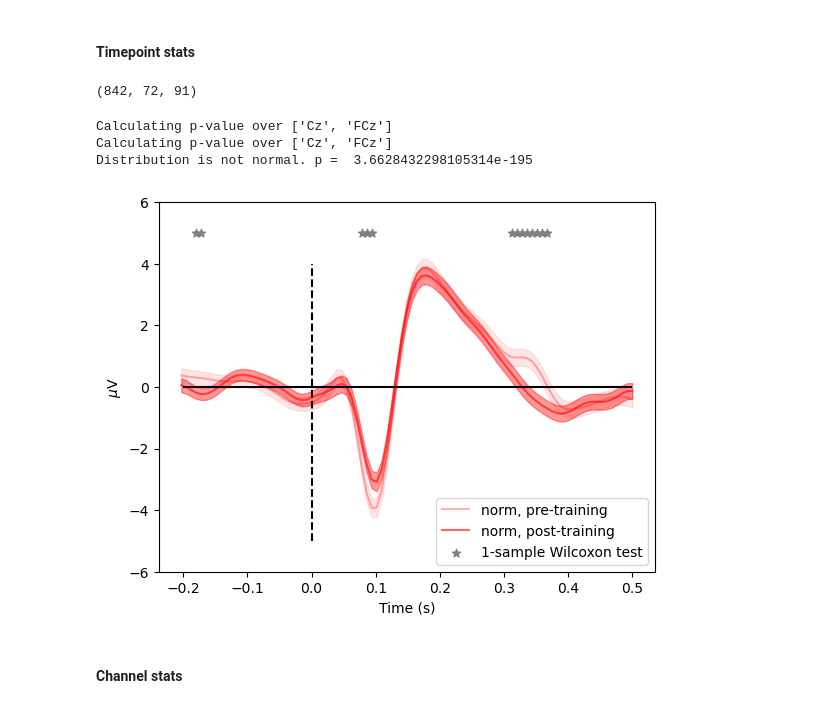
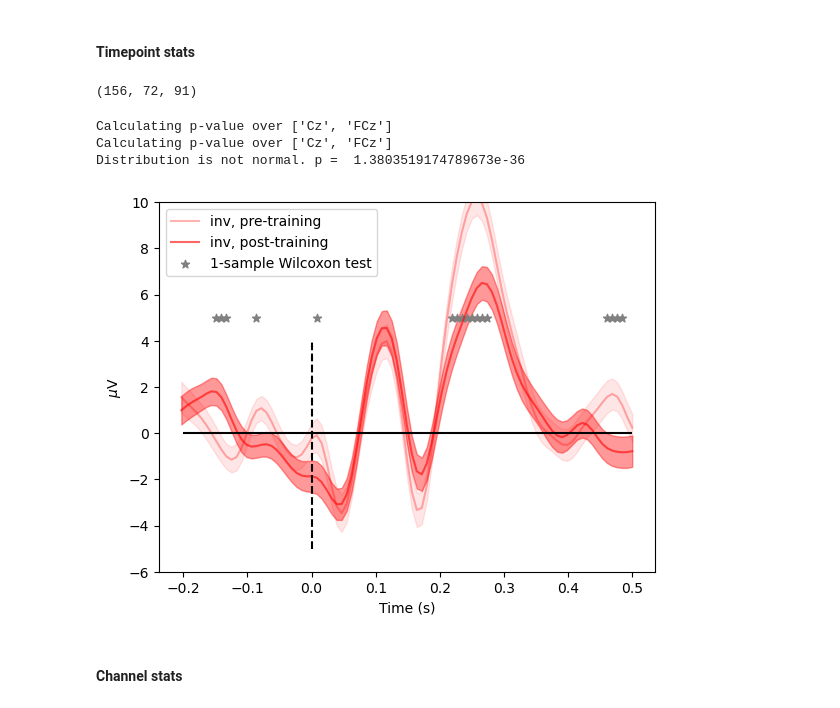
Before and after one commit to haiqin-zhang/AM-EEG, a Jupyter notebook: analysis_error/ave_error_ERPs.ipynb, the cells around one changed output. Drawn from its saved outputs; the diff is of its cells as text; code cells hidden in the pictures.

```diff
--- a/analysis_error/ave_error_ERPs.ipynb
+++ b/analysis_error/ave_error_ERPs.ipynb
@@ -29,7 +29,7 @@ good_error_subjects = ['01', '04', '05', '06', '07', '08', '09', '10','11', '12'
 musicians = ['05', '06','07', '08','12']
 nonmusicians = ['01', '04', '09', '10','11']
 
-subjects_to_process = good_error_subjects
+subjects_to_process = ['14']
 #some promising differences when including just musicians (subjects 5,6,7)
 # %% [markdown]
 #### TO DO: take equal subsets from each participant?
@@ -308,8 +177,9 @@ erp_times = concat_epochs['all']['pre'].times
 # %% [markdown]
 #### CHOOSING CONDITIONS TO COMPARE
 # %%
-to_compare = [test_norm_pre, test_norm_post]
-map = 'norm'
+to_compare = [test_inv_pre, test_inv_post]
+comparison = 'inv pre vs post'
+map = 'inv'
 #comparison = 'trained (inv) keystrokes pre and post'
 plot_labels = [f'{map}, pre-training', f'{map}, post-training']
 # %%
@@ -341,7 +211,7 @@ diff_evoked_sa = find_diff_sa(to_compare[0], to_compare[1])
 # %%
 diff_evoked_sa.shape
 # %% [output]
-(842, 72, 91)
+(156, 72, 91)
 # %%
 #calculate p-value over time
 p_values = p_times(to_compare, channels = ch_totest)
@@ -349,7 +219,7 @@ p_within = p_times_1sample(diff_evoked_sa, channels = ch_totest)
 # %% [output]
 Calculating p-value over ['Cz', 'FCz']
 Calculating p-value over ['Cz', 'FCz']
-Distribution is not normal. p =  3.6628432298105314e-195
+Distribution is not normal. p =  1.3803519174789673e-36
 # %%
 ######################
 # COMPARISON FIGURE
@@ -373,35 +243,35 @@ for i, data in enumerate(to_compare):
 
 
     #rescale data
     mean_data = np.array([x * 1000000 for x in mean_data])
     sem_data = np.array([x * 1000000 for x in sem_data])
 
     plt.plot(erp_times, mean_data, label = plot_labels[i], color = 'red', alpha = shade)
     plt.fill_between(erp_times, mean_data - sem_data, mean_data + sem_data, color = 'red', alpha=shade - 0.2)
     shade += 0.3
 
 
 #############################
 #plot significant points
 ###############################
 #find timepoints where ERP is significantly different
 sig_idx = [index for index, item in enumerate(p_within) if item < 0.05]
 
 y = [5]*len(sig_idx)
 plt.scatter(erp_times[sig_idx], y, marker="*", color='grey', label = '1-sample Wilcoxon test')
 
 
 #aesthetics
 plt.hlines(0, -0.2, 0.5, color = 'black')
 plt.vlines(0, -5, 4, color = 'black', linestyles= '--')
 plt.ylabel('$\mu$V')
 plt.xlabel('Time (s)')
-plt.ylim(-6,6)
+plt.ylim(-6,10)
 plt.legend()
 plt.title('')
 plt.savefig(f'{figs_dir}/error_{map}_prepost.svg')
 # %% [output]
-[figure, old version]
+[figure, new version]
 # %% [markdown]
 
 #### Channel stats
```
Also changed, not shown: parts of 7 cells of this notebook, 10 other files.
